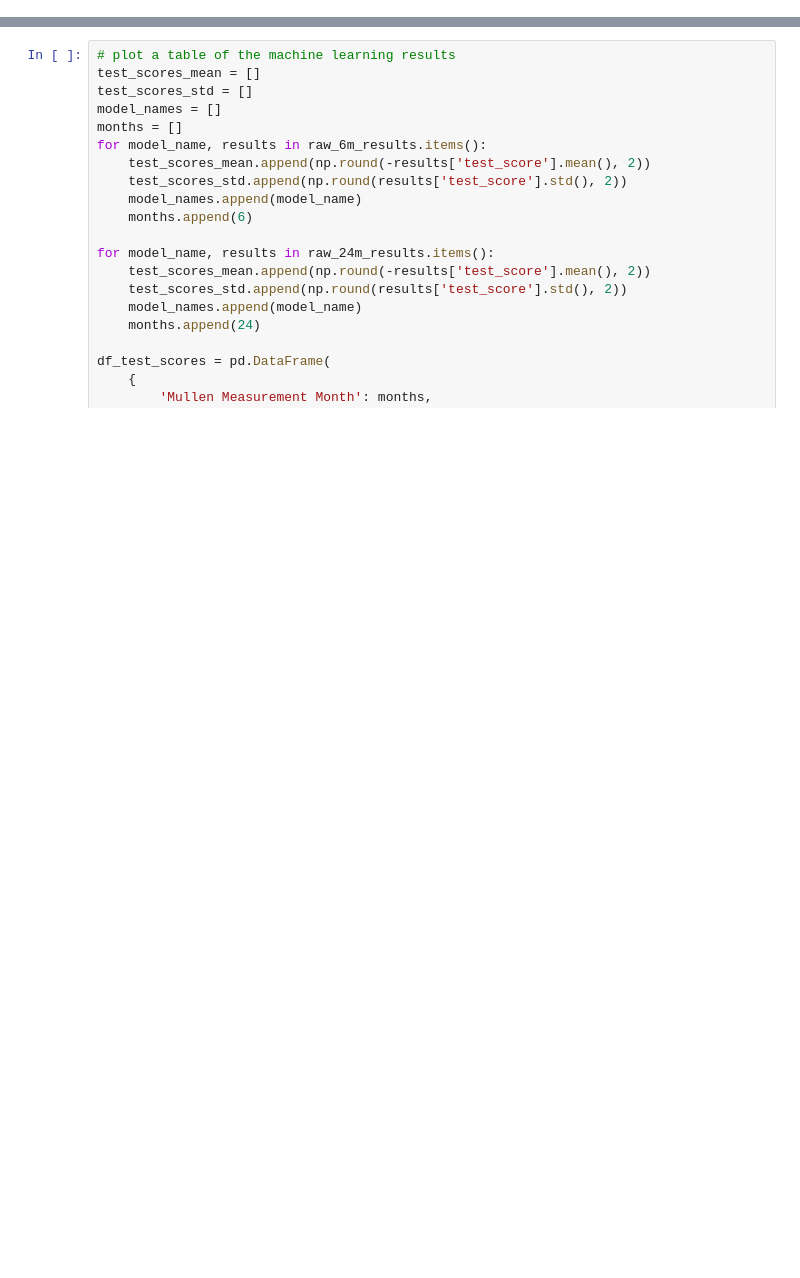
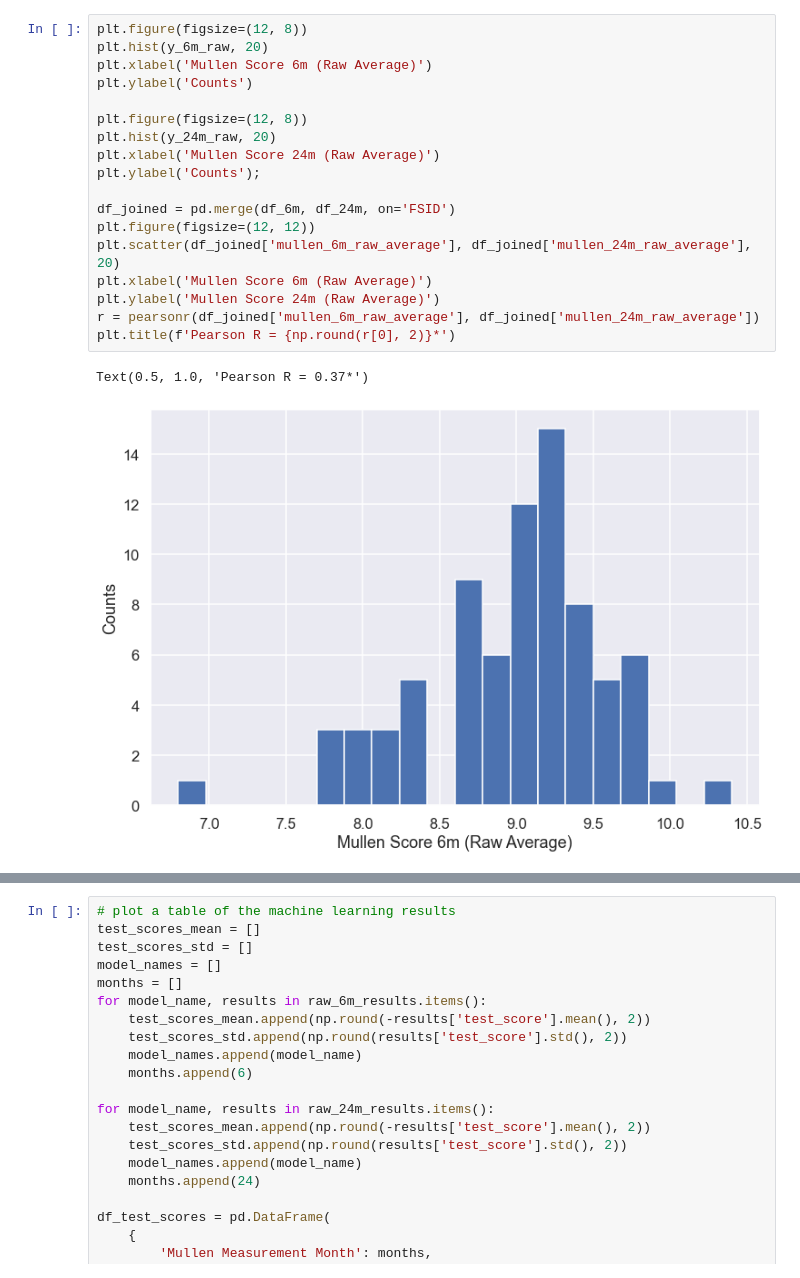
Before and after one commit to ki-analysis/ki_43A, a Jupyter notebook: 03_visualize.ipynb, the cells around one changed output, grey strips where cells are left out. Cells and saved outputs as stored; diff of their text form; blank space fills up the shorter version.

Commit message:
update visualization for meeting

```diff
--- a/03_visualize.ipynb
+++ b/03_visualize.ipynb
@@ -50,3 +52,24 @@ with open('data/processed_data.pickle', 'rb') as f:
 # load results and models
 with open('data/ml_results_raw.pickle', 'rb') as f:
     raw_6m_results, raw_6m_outer_cv, raw_24m_results, raw_24m_outer_cv = pickle.load(f)
+# %%
+plt.figure(figsize=(12, 8))
+plt.hist(y_6m_raw, 20)
+plt.xlabel('Mullen Score 6m (Raw Average)')
+plt.ylabel('Counts')
+
+plt.figure(figsize=(12, 8))
+plt.hist(y_24m_raw, 20)
+plt.xlabel('Mullen Score 24m (Raw Average)')
+plt.ylabel('Counts');
+
+df_joined = pd.merge(df_6m, df_24m, on='FSID')
+plt.figure(figsize=(12, 12))
+plt.scatter(df_joined['mullen_6m_raw_average'], df_joined['mullen_24m_raw_average'], 20)
+plt.xlabel('Mullen Score 6m (Raw Average)')
+plt.ylabel('Mullen Score 24m (Raw Average)')
+r = pearsonr(df_joined['mullen_6m_raw_average'], df_joined['mullen_24m_raw_average'])
+plt.title(f'Pearson R = {np.round(r[0], 2)}*')
+# %% [output]
+Text(0.5, 1.0, 'Pearson R = 0.37*')
+[figure, added]
```
Also changed, not shown: parts of 6 cells of this notebook.
